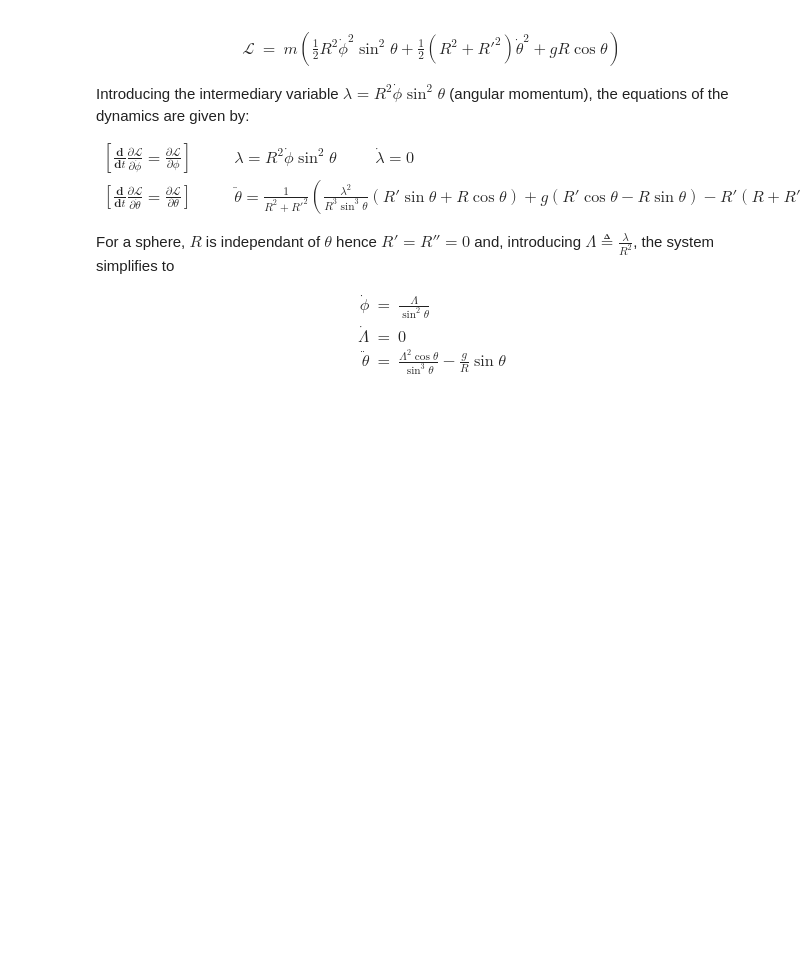
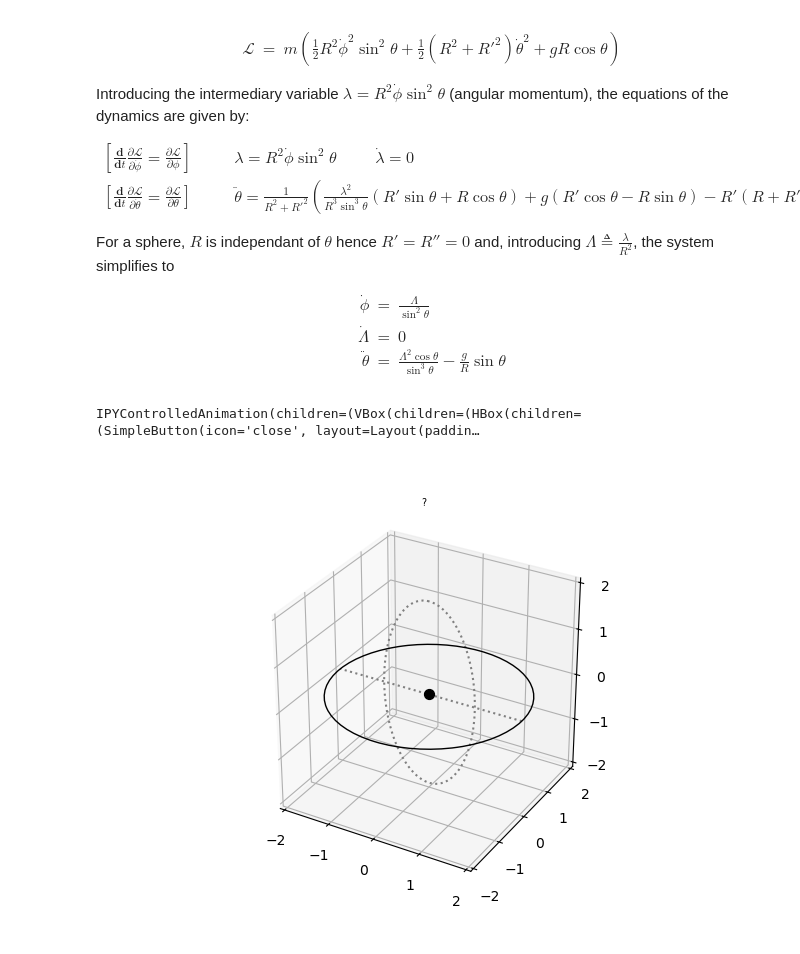
Before and after one commit to jmandreoli/IPYDEMO, a Jupyter notebook: demo/constgrav.ipynb, the cells around one changed output. Cells and saved outputs as stored; diff of their text form; code cells hidden in the pictures; blank space fills up the shorter version.

```diff
--- a/demo/constgrav.ipynb
+++ b/demo/constgrav.ipynb
@@ -125,10 +125,13 @@ Args:
 # %%
 %matplotlib widget
 #%matplotlib qt6
 
 syst = SphereSlider(R=2.,G=9.81)
 ini = dict(θ=135,θʹ=0,φʹ=-30)
 #ini = dict(θ=75,θʹ=0,φʹ=-30)
 
 R = syst.simulation(init_y=ini)
-R.play(frame_per_stu=25,track_spec=60.,panes_kw={'projection':'3d'})
+R.play(frame_per_stu=25,track_spec=60.,displayer_kw={'projection':'3d'})
+# %% [output]
+IPYControlledAnimation(children=(VBox(children=(HBox(children=(SimpleButton(icon='close', layout=Layout(paddin…
+[figure, added]
```
Also changed, not shown: 15 other files.
